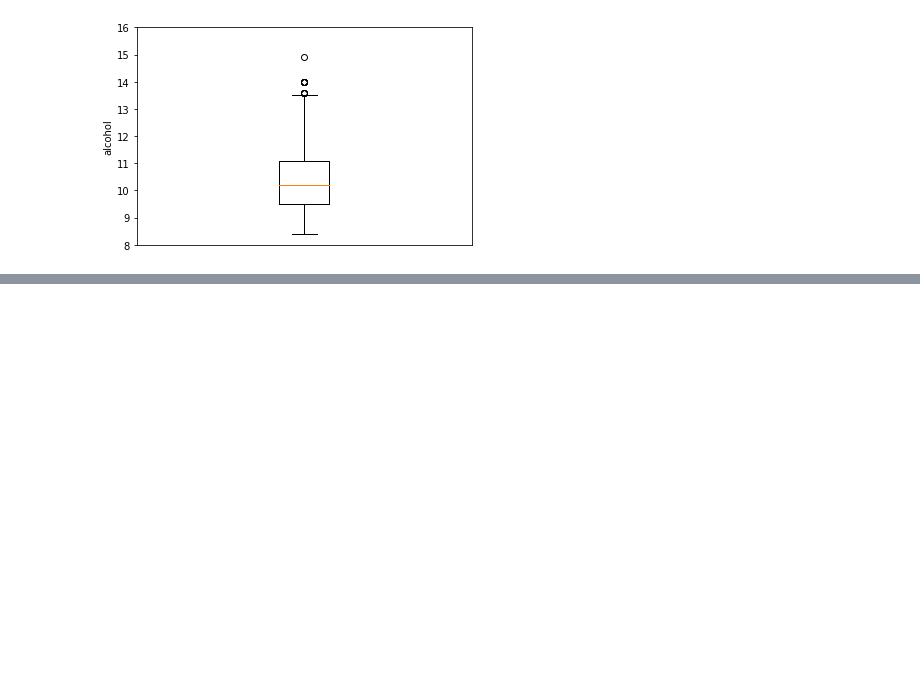
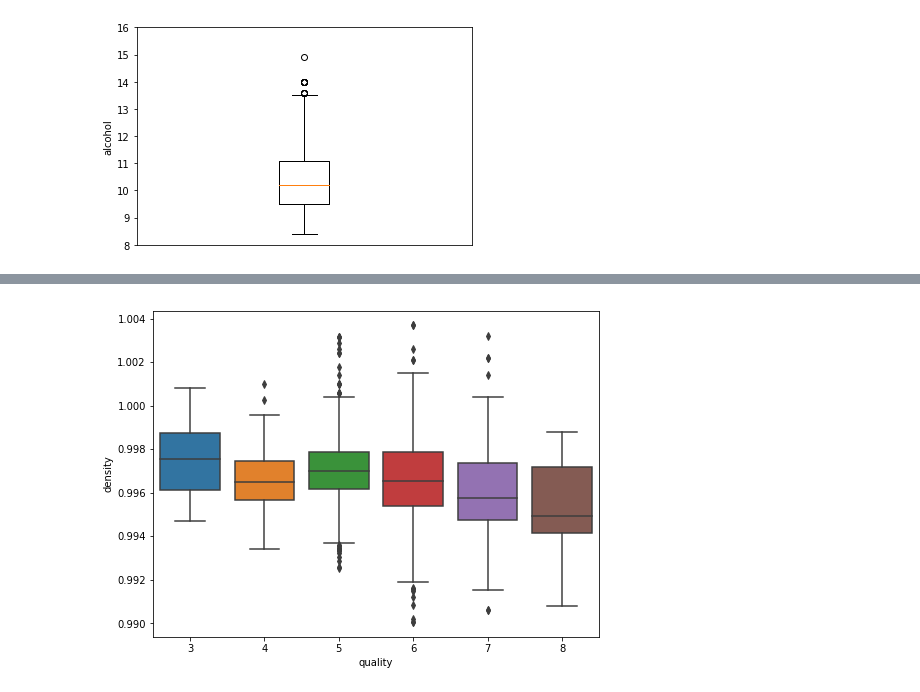
Before and after one commit to duttashi/datascience-notes, a Jupyter notebook: python notebooks/EDA.ipynb, the cells around one changed output, grey strips where cells are left out. Cells and saved outputs as stored; diff of their text form; code cells hidden in the pictures; blank space fills up the shorter version.

```diff
--- a/python notebooks/EDA.ipynb
+++ b/python notebooks/EDA.ipynb
@@ -198,0 +251,8 @@ plt.show()
+# %%
+### Relationship with categorical variable
+var = 'quality'
+data = pd.concat([df['density'], df[var]], axis=1)
+f, ax = plt.subplots(figsize=(8, 6))
+fig = sns.boxplot(x=var, y="density", data=data)
+# %% [output]
+[figure, added]
```
Also changed, not shown: parts of 20 cells of this notebook.
